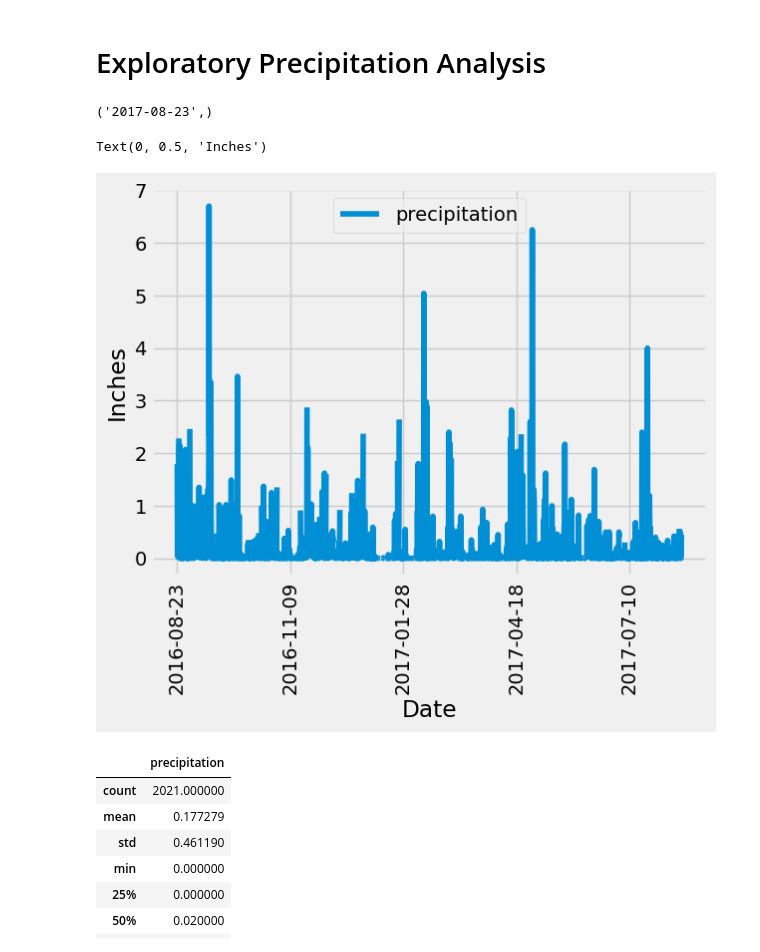
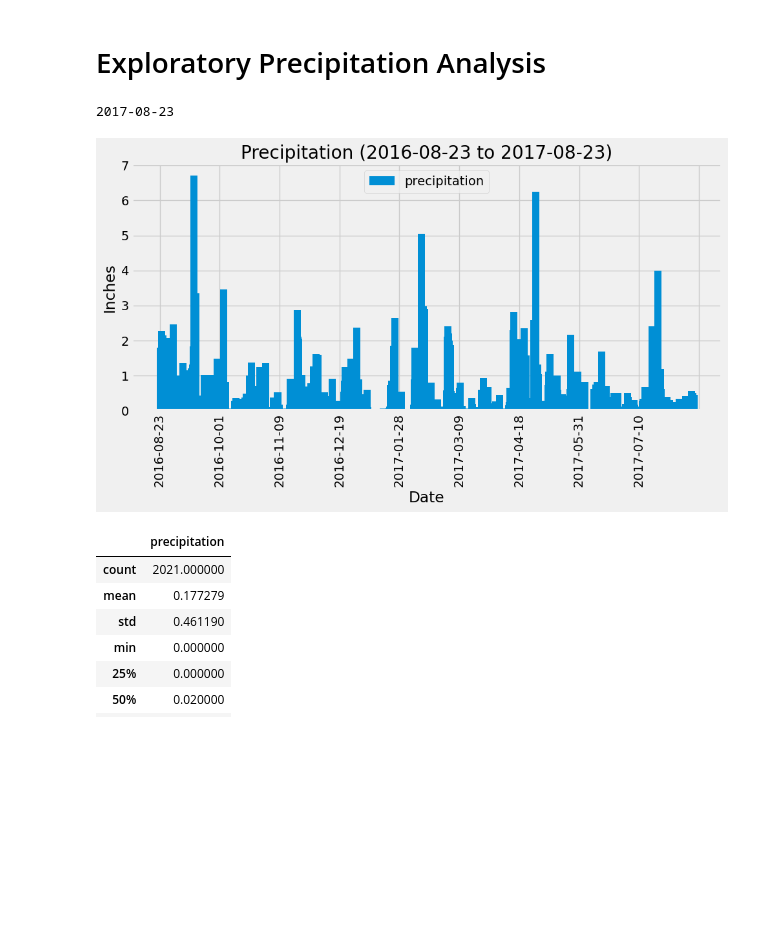
Before and after one commit to dpineda6988/sqlalchemy-challenge, a Jupyter notebook: SurfsUp/climate_starter.ipynb, the cells around one changed output. Saved outputs shown, nothing was run; the diff lists cells and outputs as text; code cells hidden in the pictures; blank space fills up the shorter version.

```diff
--- a/SurfsUp/climate_starter.ipynb
+++ b/SurfsUp/climate_starter.ipynb
@@ -45,28 +43,41 @@ NameError: name 'Session' is not defined
 # Exploratory Precipitation Analysis
 # %%
 # Find the most recent date in the data set.
-row = session.query()
+recent_date_data = session.query(func.max(measurement.date)).all()
+for row in recent_date_data:
+    recent_date = row[0]
+    print(recent_date)
 # %% [output]
-('2017-08-23',)
+2017-08-23
 # %%
 # Design a query to retrieve the last 12 months of precipitation data and plot the results.
 # Starting from the most recent data point in the database.
-
+most_recent_date = dt.datetime.strptime(recent_date, '%Y-%m-%d').date()
 # Calculate the date one year from the last date in data set.
-
-
+one_year_prior_date = most_recent_date - dt.timedelta(days=365)
 # Perform a query to retrieve the data and precipitation scores
-
-
+data = session.query(measurement.date, measurement.prcp).filter(measurement.date >= one_year_prior_date).all()
 # Save the query results as a Pandas DataFrame. Explicitly set the column names
-
-
+data_db = pd.DataFrame(data, columns=['date', 'precipitation'])
 # Sort the dataframe by date
-
+data_db = data_db.sort_values('date', ascending=True)
 
 # Use Pandas Plotting with Matplotlib to plot the data
+precip_graph = data_db.plot(kind='bar', legend=True, figsize=(10, 6), x='date', y='precipitation', width=30)
+# Determine max and min values of the x-axis and then redefine the xlim to add some additional padding
+x_min,x_max = precip_graph.get_xlim()
+plt.xlim(x_min-100, x_max+100)
+# Reset the number of tick labels that appear on the x-axis so as not to crowd the chart with every x-axis values
+plt.gca().xaxis.set_major_locator(plt.MaxNLocator(10))
+# Set location of legend
+plt.legend(loc='upper center')
+# Add a title and label the axes
+plt.title("Precipitation (2016-08-23 to 2017-08-23)")
+plt.xlabel("Date")
+plt.ylabel("Inches")
+plt.tight_layout()
+plt.show()
 # %% [output]
-Text(0, 0.5, 'Inches')
-[figure, old version]
+[figure, new version]
 # %%
 # Use Pandas to calculate the summary statistics for the precipitation data
```
Also changed, not shown: parts of 8 cells of this notebook, 3 other files.
